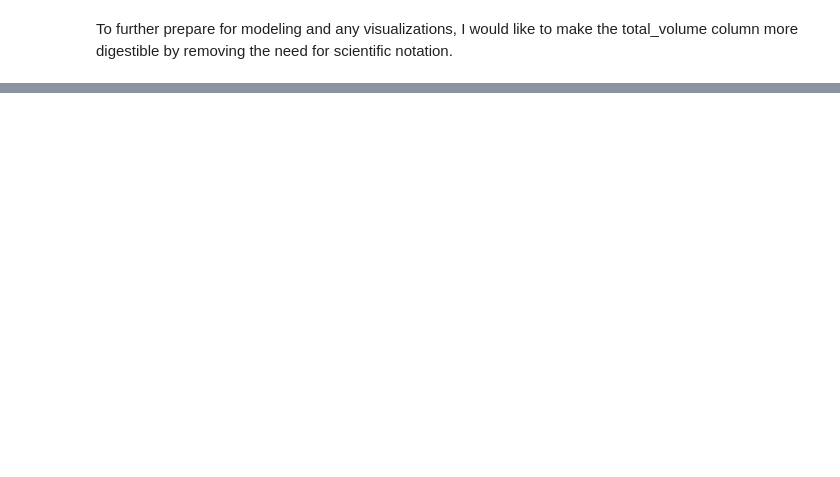
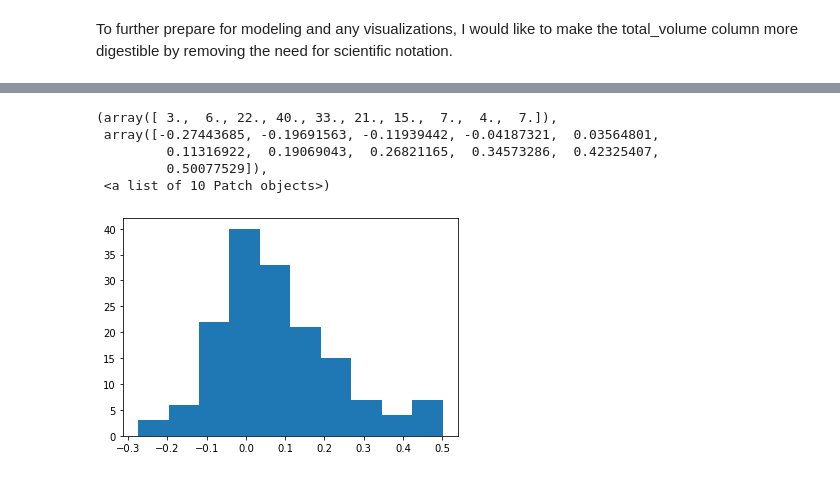
Before and after one commit to melissammcmillan/price_elasticity_of_avocados, a Jupyter notebook: 1_Avocado_EDA.ipynb, the cells around one changed output, grey strips where cells are left out. Cells and saved outputs as stored; diff of their text form; code cells hidden in the pictures; blank space fills up the shorter version.

```diff
--- a/1_Avocado_EDA.ipynb
+++ b/1_Avocado_EDA.ipynb
@@ -388,0 +422,10 @@ See the caveats in the documentation: https://pandas.pydata.org/pandas-docs/stab
+# %%
+averageprice_norm = np.log(total_us_filtered['averageprice'])
+plt.hist(averageprice_norm)
+# %% [output]
+(array([ 3.,  6., 22., 40., 33., 21., 15.,  7.,  4.,  7.]),
+ array([-0.27443685, -0.19691563, -0.11939442, -0.04187321,  0.03564801,
+         0.11316922,  0.19069043,  0.26821165,  0.34573286,  0.42325407,
+         0.50077529]),
+ <a list of 10 Patch objects>)
+[figure, added]
```
Also changed, not shown: parts of 7 cells of this notebook, 1 other file.
